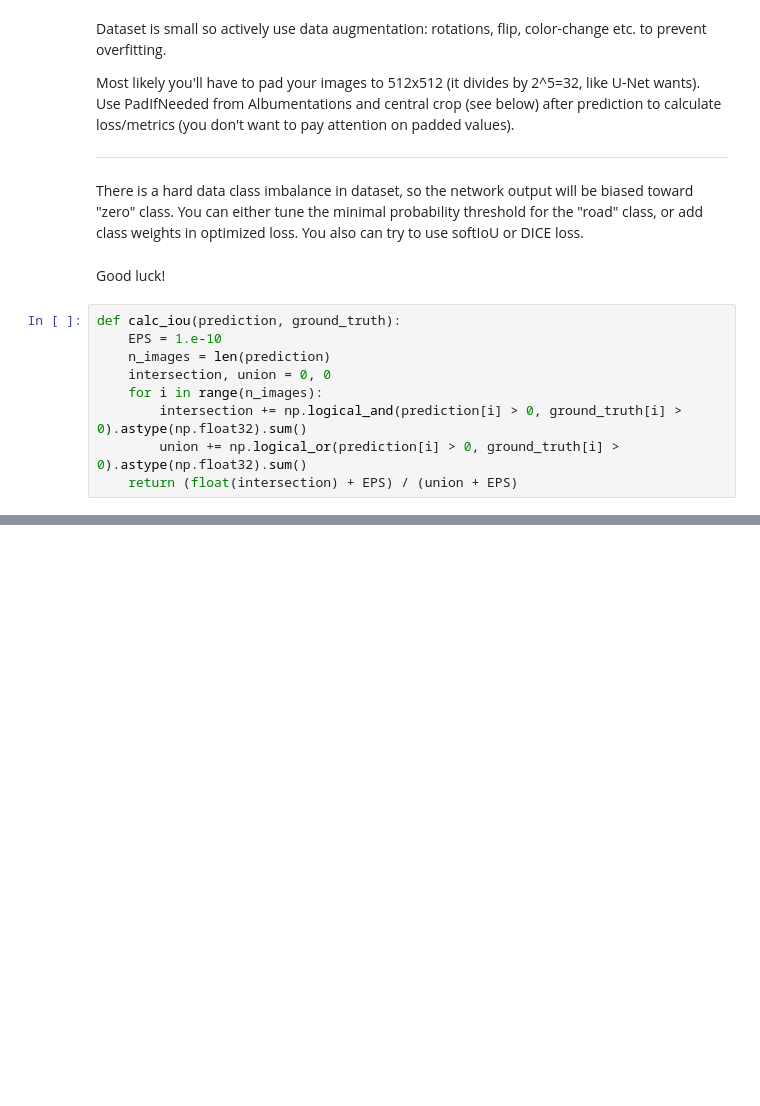
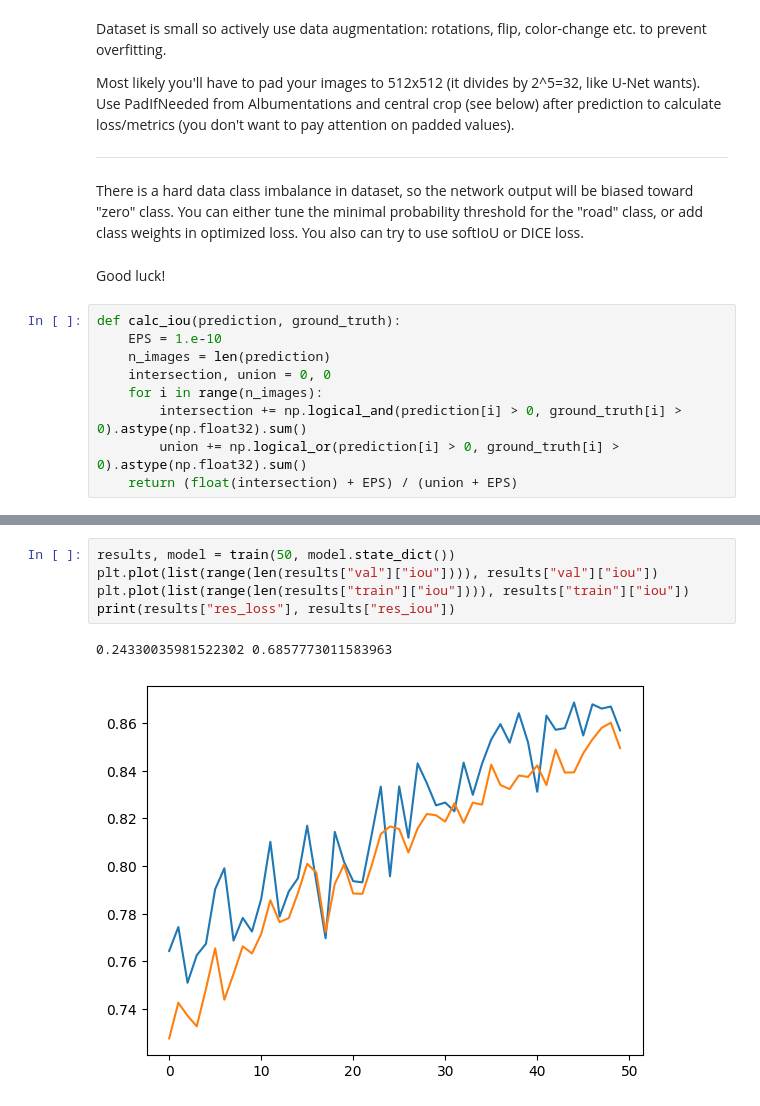
Before and after one commit to nizovskiyka/deep_vision_and_graphics, a Jupyter notebook: homework02/homework-part1-segmentation.ipynb, the cells around one changed output, grey strips where cells are left out. Cells and saved outputs as stored; diff of their text form; blank space fills up the shorter version.

```diff
--- a/homework02/homework-part1-segmentation.ipynb
+++ b/homework02/homework-part1-segmentation.ipynb
@@ -310,0 +495,8 @@ test_model(model, val_loader, dice, device)
+# %%
+results, model = train(50, model.state_dict())
+plt.plot(list(range(len(results["val"]["iou"]))), results["val"]["iou"])
+plt.plot(list(range(len(results["train"]["iou"]))), results["train"]["iou"])
+print(results["res_loss"], results["res_iou"])
+# %% [output]
+0.24330035981522302 0.6857773011583963
+[figure, added]
```
Also changed, not shown: parts of 28 cells of this notebook.
